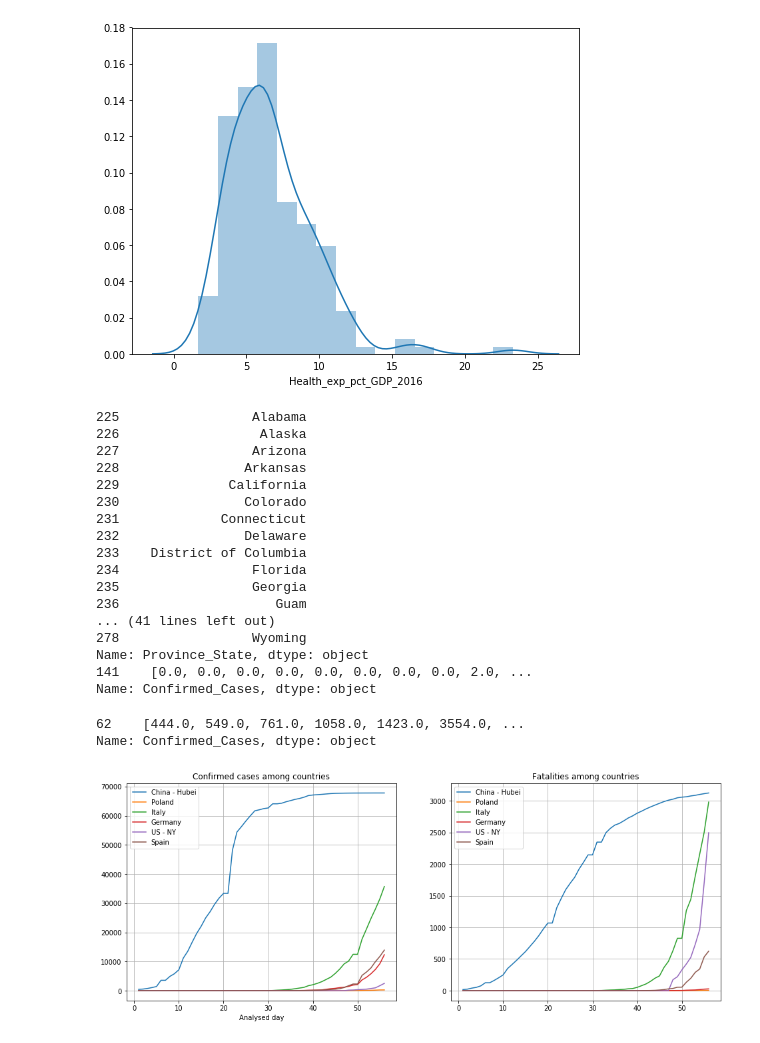
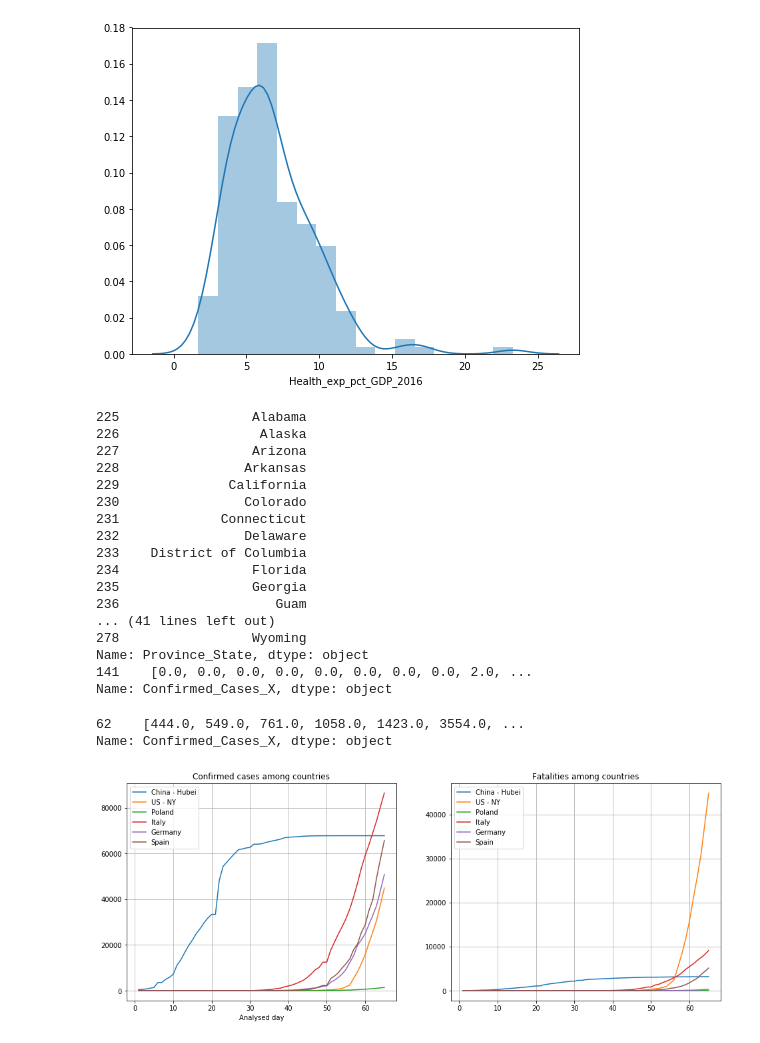
Before and after one commit to Velociraptorvelraptor/COVID19-global-forecasting, a Jupyter notebook: COVID19 global forecasting.ipynb, the cells around one changed output. Drawn from its saved outputs; the diff is of its cells as text; code cells hidden in the pictures.

```diff
--- a/COVID19 global forecasting.ipynb
+++ b/COVID19 global forecasting.ipynb
@@ -4,6 +4,6 @@ import pandas as pd
 import matplotlib.pyplot as plt
 import seaborn as sns
 # %%
-data = pd.read_csv("covid19-global-forecasting-week-2/data/train.csv")
+covid19data = pd.read_csv("covid19-global-forecasting-week-2/data/train.csv")
 #WHS stands for World Health System
 WHS = pd.read_csv("covid19-global-forecasting-week-2/data/2.12_Health_systems.csv")
@@ -36,5 +32,7 @@ print(data[data.Country_Region == "China"])
 # %%
-data = data.query("Date>'2020-01-22'and Date<='2020-03-18'")
+data = covid19data.query("Date>'2020-01-22'and Date<='2020-03-27'")
+target_value = covid19data.query("Date >= '2020-03-28'")
+
 
 timestamps = []
 countries = []
@@ -42,7 +40,7 @@ provinces = []
 confirmed_cases = []
 fatalities = []
 
-vector_df = pd.DataFrame(columns=["Country_Region", "Province_State", "Confirmed_Cases", "Fatalities"])
+vector_df = pd.DataFrame(columns=["Country_Region", "Province_State", "Confirmed_Cases_X", "Fatalities_X"])
 
 for country in data.Country_Region.unique():
     for province in data.query(f'Country_Region=="{country}"').Province_State.unique():
@@ -58,11 +56,10 @@ for country in data.Country_Region.unique():
 
 vector_df.Country_Region = countries
 vector_df.Province_State = provinces
-vector_df.Confirmed_Cases = confirmed_cases
-vector_df.Fatalities = fatalities; vector_df.head(5)
+vector_df.Confirmed_Cases_X = confirmed_cases
+vector_df.Fatalities_X = fatalities; vector_df.head(5)
 
 print(len(confirmed_cases))
-timestamps = list(data[data.Country_Region == "Albania"]["Date"])
-print(len(timestamps))
+print(target_value)
 # %% [output]
 294
@@ -88,7 +117,7 @@ sns.distplot(WHS["Health_exp_pct_GDP_2016"])
 [figure]
 # %%
 print(df[df["Country_Region"] =="US"].Province_State)
-print(df[df["Country_Region"] =="Italy"].Confirmed_Cases)
+print(df[df["Country_Region"] =="Italy"].Confirmed_Cases_X)
 # %% [output]
 225                 Alabama
 226                  Alaska
@@ -106,35 +135,33 @@ print(df[df["Country_Region"] =="Italy"].Confirmed_Cases)
 278                 Wyoming
 Name: Province_State, dtype: object
 141    [0.0, 0.0, 0.0, 0.0, 0.0, 0.0, 0.0, 0.0, 2.0, ...
-Name: Confirmed_Cases, dtype: object
+Name: Confirmed_Cases_X, dtype: object
 # %%
-print(df[(df.Country_Region == "China") & (df.Province_State == "Hubei")].Confirmed_Cases)
+print(df[(df.Country_Region == "China") & (df.Province_State == "Hubei")].Confirmed_Cases_X)
 # %% [output]
 62    [444.0, 549.0, 761.0, 1058.0, 1423.0, 3554.0, ...
-Name: Confirmed_Cases, dtype: object
+Name: Confirmed_Cases_X, dtype: object
 # %%
 f, ax = plt.subplots(1, 2, figsize=[16, 6])
+number_of_days = 66
+countries_to_plot = ["Poland", "Italy", "Germany", "Spain"]
 
-ax[0].plot(range(1, 57), df[(df.Country_Region == "China") & (df.Province_State == "Hubei")].Confirmed_Cases.values[0], label = "China - Hubei")
-ax[0].plot(range(1, 57), df[df["Country_Region"] == "Poland"]["Confirmed_Cases"].values[0], label = "Poland")
-ax[0].plot(range(1, 57), df[df["Country_Region"] == "Italy"]["Confirmed_Cases"].values[0], label = "Italy")
-ax[0].plot(range(1, 57), df[df["Country_Region"] == "Germany"]["Confirmed_Cases"].values[0], label = "Germany")
-ax[0].plot(range(1, 57), df[(df.Country_Region == "US") & (df.Province_State == "New York")].Confirmed_Cases.values[0], label = "US - NY")
-ax[0].plot(range(1, 57), df[df["Country_Region"] == "Spain"]["Confirmed_Cases"].values[0], label = "Spain")
+ax[0].plot(range(1, number_of_days), df[(df.Country_Region == "China") & (df.Province_State == "Hubei")].Confirmed_Cases_X.values[0], label = "China - Hubei")
+ax[0].plot(range(1, number_of_days), df[(df.Country_Region == "US") & (df.Province_State == "New York")].Confirmed_Cases_X.values[0], label = "US - NY")
+for country in countries_to_plot:
+     ax[0].plot(range(1, number_of_days), df[df["Country_Region"] == country]["Confirmed_Cases_X"].values[0], label = country)
 ax[0].set_title("Confirmed cases among countries")
 ax[0].set_xlabel("Analysed day")
 ax[0].legend()
 ax[0].grid()
 
-ax[1].plot(range(1, 57), df[(df.Country_Region == "China") & (df.Province_State == "Hubei")].Fatalities.values[0], label = "China - Hubei")
-ax[1].plot(range(1, 57), df[df["Country_Region"] == "Poland"].Fatalities.values[0], label = "Poland")
-ax[1].plot(range(1, 57), df[df["Country_Region"] == "Italy"].Fatalities.values[0], label = "Italy")
-ax[1].plot(range(1, 57), df[df["Country_Region"] == "Germany"].Fatalities.values[0], label = "Germany")
-ax[1].plot(range(1, 57), df[(df.Country_Region == "US") & (df.Province_State == "New York")].Confirmed_Cases.values[0], label = "US - NY")
-ax[1].plot(range(1, 57), df[df["Country_Region"] == "Spain"].Fatalities.values[0], label = "Spain")
+ax[1].plot(range(1, number_of_days), df[(df.Country_Region == "China") & (df.Province_State == "Hubei")].Fatalities_X.values[0], label = "China - Hubei")
+ax[1].plot(range(1, number_of_days), df[(df.Country_Region == "US") & (df.Province_State == "New York")].Confirmed_Cases_X.values[0], label = "US - NY")
+for country in countries_to_plot:
+     ax[1].plot(range(1, number_of_days), df[df["Country_Region"] == country].Fatalities_X.values[0], label = country)
 ax[1].set_title("Fatalities among countries")
 ax[0].set_xlabel("Analysed day")
 ax[1].legend()
 ax[1].grid()
 # %% [output]
-[figure, old version]
+[figure, new version]
```
Also changed, not shown: parts of 14 cells of this notebook.
